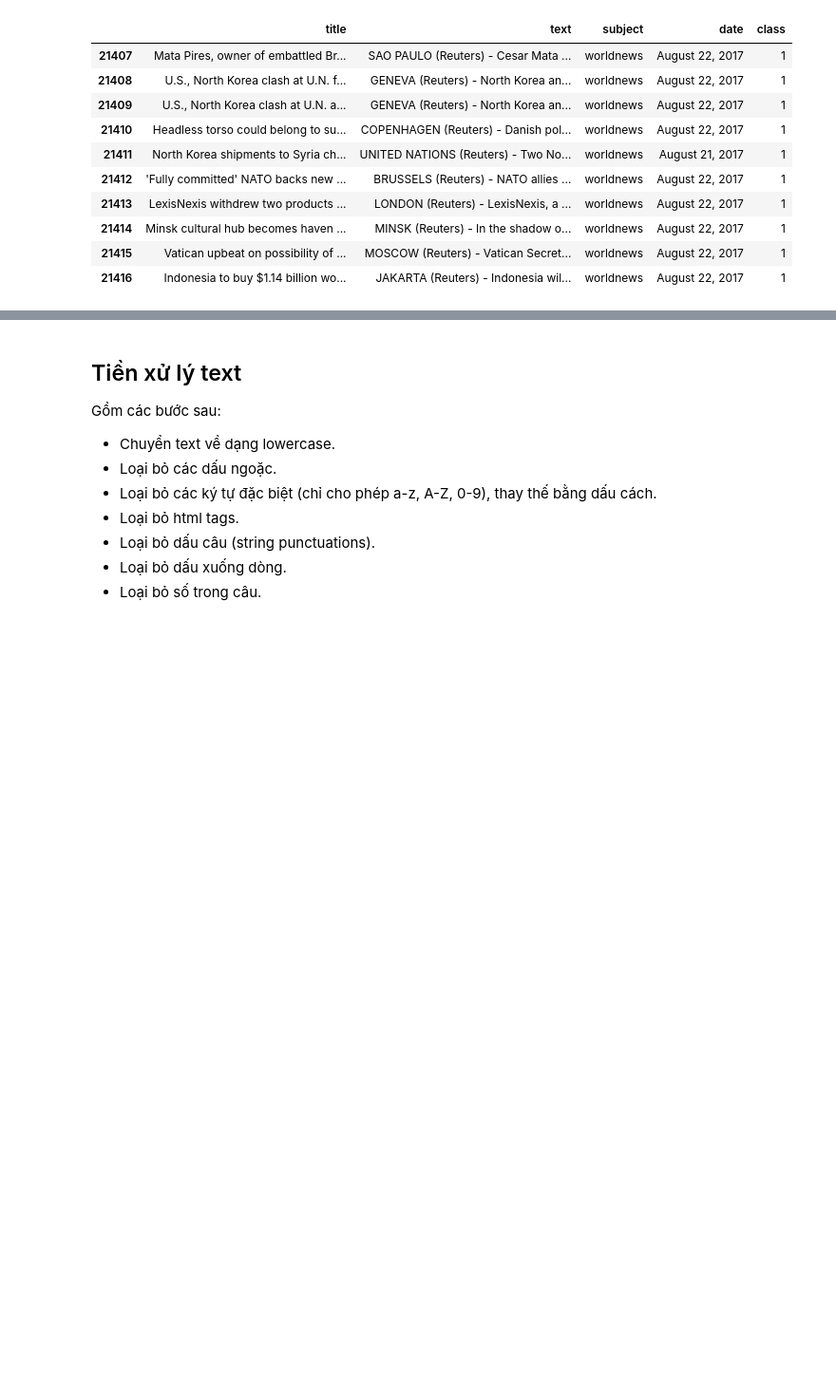
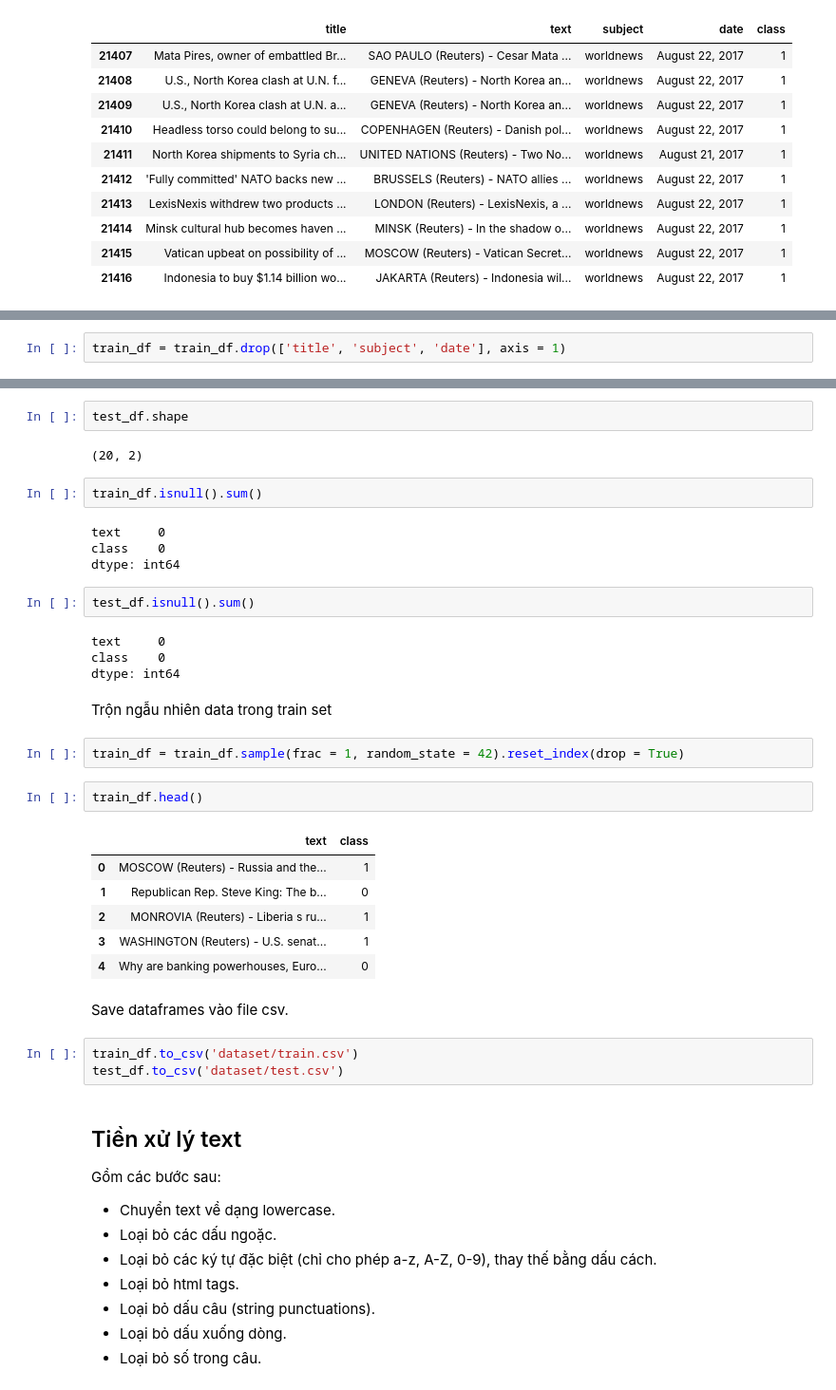
Before and after one commit to hwangswan/fakenews-detection, a Jupyter notebook: model/data-cleaning.ipynb, the cells around one changed output, grey strips where cells are left out. Shown at 95% size. Cells and saved outputs as stored; diff of their text form; blank space fills up the shorter version.

Commit message:
Finishing up data-cleaning

```diff
--- a/model/data-cleaning.ipynb
+++ b/model/data-cleaning.ipynb
@@ -78,0 +139,2 @@ true_df_test.head(10)
+# %%
+train_df = train_df.drop(['title', 'subject', 'date'], axis = 1)
@@ -79,3 +147,37 @@ true_df_test.head(10)
+# %%
+test_df.shape
+# %% [output]
+(20, 2)
+# %%
+train_df.isnull().sum()
+# %% [output]
+text     0
+class    0
+dtype: int64
+# %%
+test_df.isnull().sum()
+# %% [output]
+text     0
+class    0
+dtype: int64
+# %% [markdown]
+Trộn ngẫu nhiên data trong train set
+# %%
+train_df = train_df.sample(frac = 1, random_state = 42).reset_index(drop = True)
+# %%
+train_df.head()
+# %% [output]
+|  | text | class |
+| 0 | MOSCOW (Reuters) - Russia and the... | 1 |
+| 1 | Republican Rep. Steve King: The b... | 0 |
+| 2 | MONROVIA (Reuters) - Liberia s ru... | 1 |
+| 3 | WASHINGTON (Reuters) - U.S. senat... | 1 |
+| 4 | Why are banking powerhouses, Euro... | 0 |
+# %% [markdown]
+Save dataframes vào file csv.
+# %%
+train_df.to_csv('dataset/train.csv')
+test_df.to_csv('dataset/test.csv')
 # %% [markdown]
 ## Tiền xử lý text
 Gồm các bước sau:
```
Also changed, not shown: parts of 18 cells of this notebook, 1 other file.
